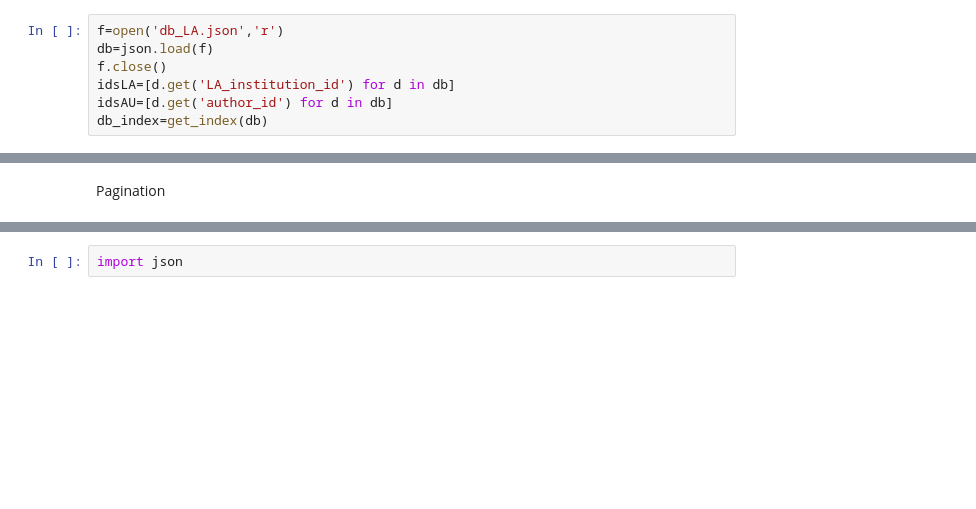
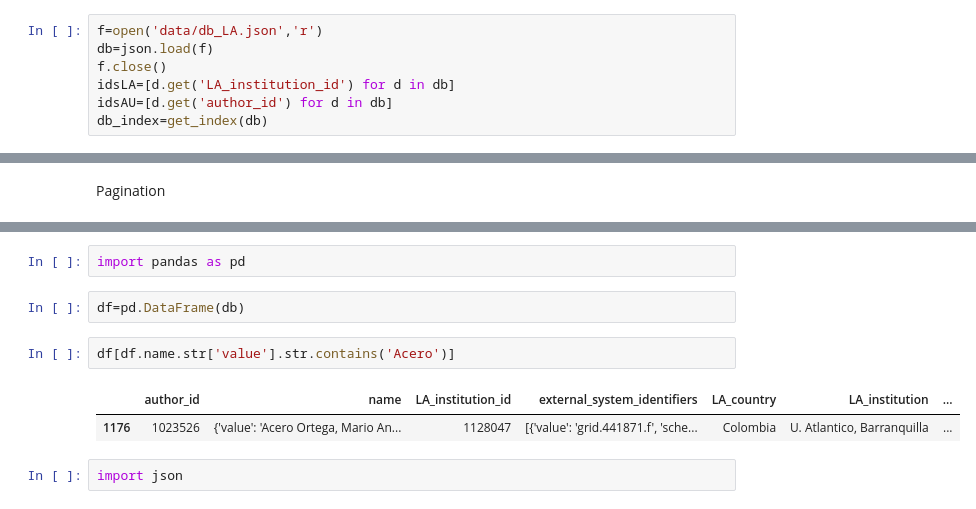
Before and after one commit to restrepo/inspire, a Jupyter notebook: collaborations.ipynb, the cells around one changed output, grey strips where cells are left out. Cells and saved outputs as stored; diff of their text form; blank space fills up the shorter version.

```diff
--- a/collaborations.ipynb
+++ b/collaborations.ipynb
@@ -5,7 +5,7 @@ import json
 
 from inspirehep import *
 # %%
-f=open('db_LA.json','r')
+f=open('data/db_LA.json','r')
 db=json.load(f)
 f.close()
 idsLA=[d.get('LA_institution_id') for d in db]
@@ -101,3 +157,12 @@ NameError: name 'time' is not defined
+# %%
+import pandas as pd
+# %%
+df=pd.DataFrame(db)
+# %%
+df[df.name.str['value'].str.contains('Acero')]
+# %% [output]
+|  | author_id | name | LA_institution_id | external_system_identifiers | LA_country | LA_institution | ... |
+| 1176 | 1023526 | {'value': 'Acero Ortega, Mario An... | 1128047 | [{'value': 'grid.441871.f', 'sche... | Colombia | U. Atlantico, Barranquilla | ... |
 # %%
 import json
 # %%
```
Also changed, not shown: parts of 10 cells of this notebook, 2 other files.
